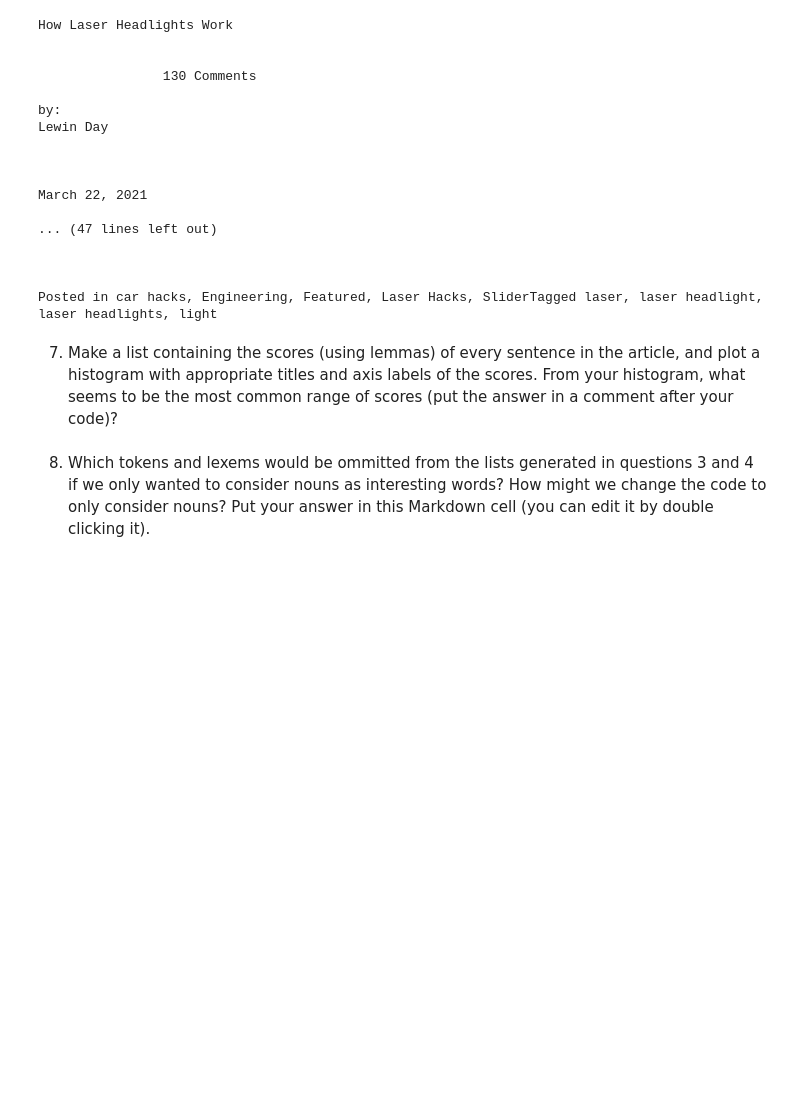
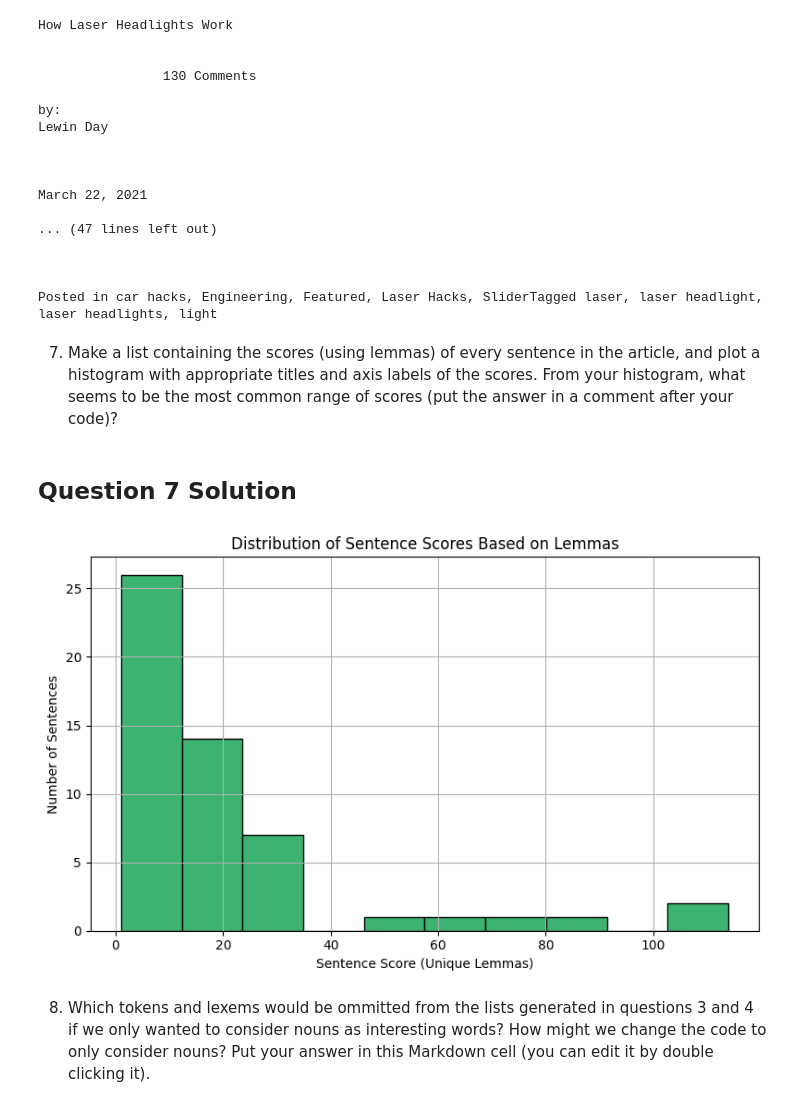
Before and after one commit to cnk77/web_scraping, a Jupyter notebook: web-scraping.ipynb, the cells around one changed output. Drawn from its saved outputs; the diff is of its cells as text; code cells hidden in the pictures; blank space fills up the shorter version.

Commit message:
Question 7 Completed

```diff
--- a/web-scraping.ipynb
+++ b/web-scraping.ipynb
@@ -378,5 +378,44 @@ March 22, 2021
 Posted in car hacks, Engineering, Featured, Laser Hacks, SliderTagged laser, laser headlight, laser headlights, light
 # %% [markdown]
 7. Make a list containing the scores (using lemmas) of every sentence in the article, and plot a histogram with appropriate titles and axis labels of the scores.  From your histogram, what seems to be the most common range of scores (put the answer in a comment after your code)?
+# %% [markdown]
+## Question 7 Solution
+# %%
+import spacy
+import matplotlib.pyplot as plt
+import pickle
+
+# Load spaCy's English model
+nlp = spacy.load("en_core_web_sm")
+
+# Load the article from the pickle file
+with open("laser_headlights_article.pkl", "rb") as file:
+    article = pickle.load(file)
+
+# Define a scoring function using lemmas
+def score_sentence(sentence):
+    lemmas = [token.lemma_ for token in sentence if not token.is_stop and not token.is_punct]
+    return len(set(lemmas))  # Score = number of unique lemmas
+
+# Process the article
+doc = nlp(article)
+
+# Create a list of scores for each sentence
+sentence_scores = [score_sentence(sent) for sent in doc.sents]
+
+# Plot the histogram
+plt.figure(figsize=(8, 5))
+plt.hist(sentence_scores, bins=10, color='mediumseagreen', edgecolor='black')
+plt.title("Distribution of Sentence Scores Based on Lemmas")
+plt.xlabel("Sentence Score (Unique Lemmas)")
+plt.ylabel("Number of Sentences")
+plt.grid(True)
+plt.tight_layout()
+plt.show()
+
+# Most common range of scores appears to be:
+# Between 6 and 9 unique lemmas per sentence
+# %% [output]
+[figure, added]
 # %% [markdown]
 8. Which tokens and lexems would be ommitted from the lists generated in questions 3 and 4 if we only wanted to consider nouns as interesting words?  How might we change the code to only consider nouns? Put your answer in this Markdown cell (you can edit it by double clicking it).
```
